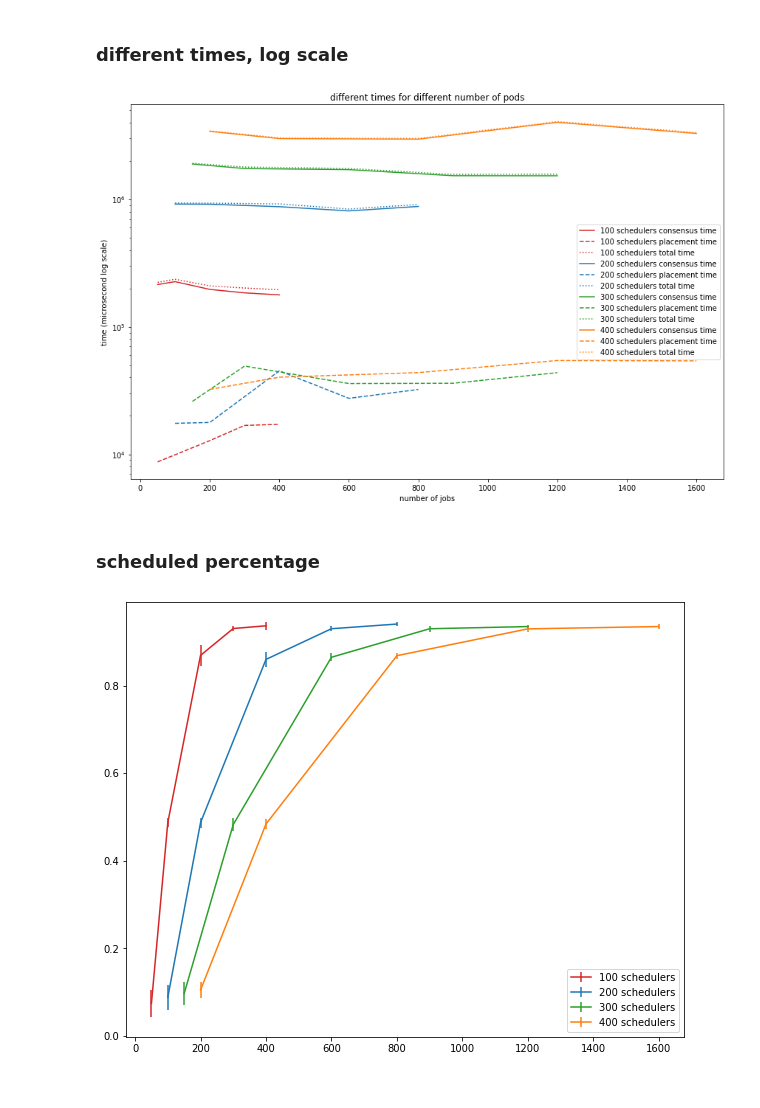
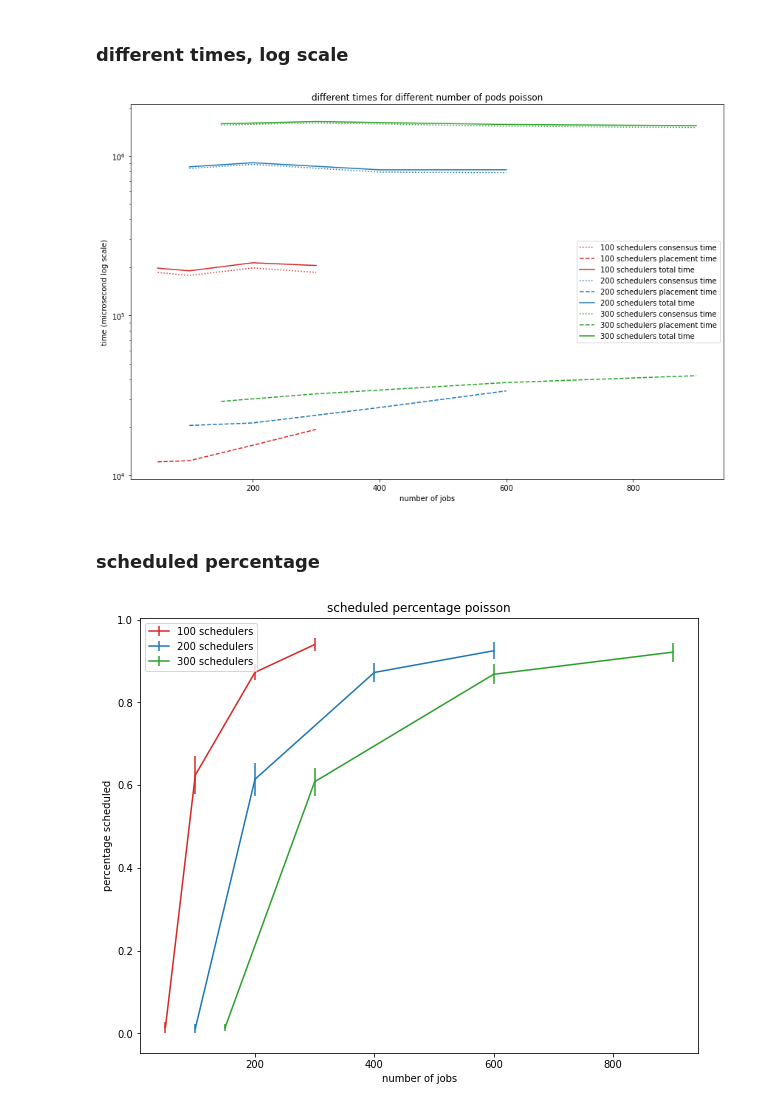
Before and after one commit to Vincent-lau/hyperion, a Jupyter notebook: measure/plotmetrics.ipynb, the cells around one changed output. Cells and saved outputs as stored; diff of their text form; code cells hidden in the pictures.

```diff
--- a/measure/plotmetrics.ipynb
+++ b/measure/plotmetrics.ipynb
@@ -280,4 +375,9 @@ sched_pcts = np.array(sched_pcts)
 # print(f'mean is {np.mean(final_w)}')
 # print(f'std is {np.std(final_w)}')
 # print(f'elements left are {left_elements}')
+# %%
+opt_sched = []
+
+for i in range(2):
+  opt_sched.append(mk_solve(generated_jobs[i], initial_ws[i]))
 # %%
@@ -420,6 +526,7 @@ fig.tight_layout()
 # %% [markdown]
 ## Against number of jobs
 # %%
+# ---- normal distribution ---- #
 dirs = [
   # ---- 100 pods ---- #
   ['data/2022-08-17T14-16-14', 'data/2022-08-17T14-19-24', 'data/2022-08-17T14-21-41', 'data/2022-08-17T14-25-30', 'data/2022-08-17T14-29-30'],
@@ -430,6 +537,22 @@ dirs = [
   # ---- 400 pods ---- #
   ['data/2022-08-17T15-33-05', 'data/2022-08-17T15-36-44', 'data/2022-08-17T15-43-53', 'data/2022-08-17T15-51-03', 'data/2022-08-17T15-54-43']
 ]
+
+# ---- poisson distribution ---- #
+dirs = [
+  # ---- 100 pods ---- #
+  ['data/2022-08-19T16-29-17', 'data/2022-08-19T16-30-29', 'data/2022-08-19T16-31-27', 'data/2022-08-19T16-59-55'],
+  # ---- 200 pods ---- #
+  ['data/2022-08-19T17-11-38', 'data/2022-08-19T17-14-38', 'data/2022-08-19T17-16-54', 'data/2022-08-19T17-20-29'],
+  ['data/2022-08-19T17-25-27', 'data/2022-08-19T17-28-44', 'data/2022-08-19T17-34-12', 'data/2022-08-19T17-39-40']
+]
+
+# ---- variance finding ---- #
+# dirs = [
+#   ['data/2022-08-21T23-48-43', 'data/2022-08-21T23-50-12', 'data/2022-08-21T23-52-33'],
+
+# ]
+
 
 pods = range(100, (len(dirs)+1) * 100, 100)
 jf = [0.5, 1.0, 2.0, 3.0, 4.0, 5.0]
@@ -461,8 +584,12 @@ for pidx, p in enumerate(pods):
       for r in runs:
         r = str(r)
         t2 = np.array([con[r][name]['total time'] for name in con[r]])
+        if p == 100 and i == 2 and (r == '5' or r == '6'):
+          print(t2)
+          print(np.mean(t2))
         t1.append(np.mean(t2))
-      if pidx == 0:
+      t1 = t1[0:]
+      if p == 100:
         print(t1)
       con_times.append([np.mean(t1), np.std(t1)])
 
@@ -474,6 +601,7 @@ for pidx, p in enumerate(pods):
         for r in runs:
           t2.append(pl[str(r)]['my-controller']['time taken'])
         t2 = np.array(t2)
+        t2 = t2[0:]
         pl_times.append([np.mean(t2), np.std(t2)])
 
 
@@ -540,31 +680,35 @@ fig.set_size_inches(12, 8)
 
 
 for i, p in enumerate(pods):
-  ax.semilogy(pod_jobs[i], con_pod_times[i][:, 0], label=f'{p} schedulers consensus time', ls='-', color = cs[i])
+  ax.semilogy(pod_jobs[i], con_pod_times[i][:, 0], label=f'{p} schedulers consensus time', ls=':', color = cs[i])
   ax.semilogy(pod_jobs[i], pl_pod_times[i][:,0], label=f'{p} schedulers placement time', ls='--', color = cs[i])
-  ax.semilogy(pod_jobs[i], total_pod_times[i][:, 0], label=f'{p} schedulers total time', ls=':', color = cs[i])
+  ax.semilogy(pod_jobs[i], total_pod_times[i][:, 0], label=f'{p} schedulers total time', ls='-', color = cs[i])
 
 ax.set_ylabel('time (microsecond log scale)')
 ax.set_xlabel('number of jobs')
-ax.set_title(f'different times for different number of pods')
+ax.set_title(f'different times for different number of pods poisson')
 
 ax.legend()
 fig.tight_layout()
 
-fig.savefig(f'{graph_dir}different-time-against-jobs-log.png')
+fig.savefig(f'{graph_dir}different-time-against-jobs-log-poisson.png')
 # %% [output]
-[figure, old version]
+[figure, new version]
 # %% [markdown]
 ### scheduled percentage
 # %%
 fig, ax = plt.subplots()
 
 for i, p in enumerate(pods):
   ax.errorbar(pod_jobs[i], sched_pod_pcts[i][:, 0], yerr = sched_pod_pcts[i][:, 1], label=f'{p} schedulers', color=cs[i])
 
+ax.set_title("scheduled percentage poisson")
+ax.set_xlabel("number of jobs")
+ax.set_ylabel("percentage scheduled")
+
 ax.legend()
 fig.set_size_inches(10, 8)
 
-fig.savefig(f'{graph_dir}sched-pct-against-jobs.png')
+fig.savefig(f'{graph_dir}sched-pct-against-jobs-poisson.png')
 # %% [output]
-[figure, old version]
+[figure, new version]
```
Also changed, not shown: parts of 10 cells of this notebook.
